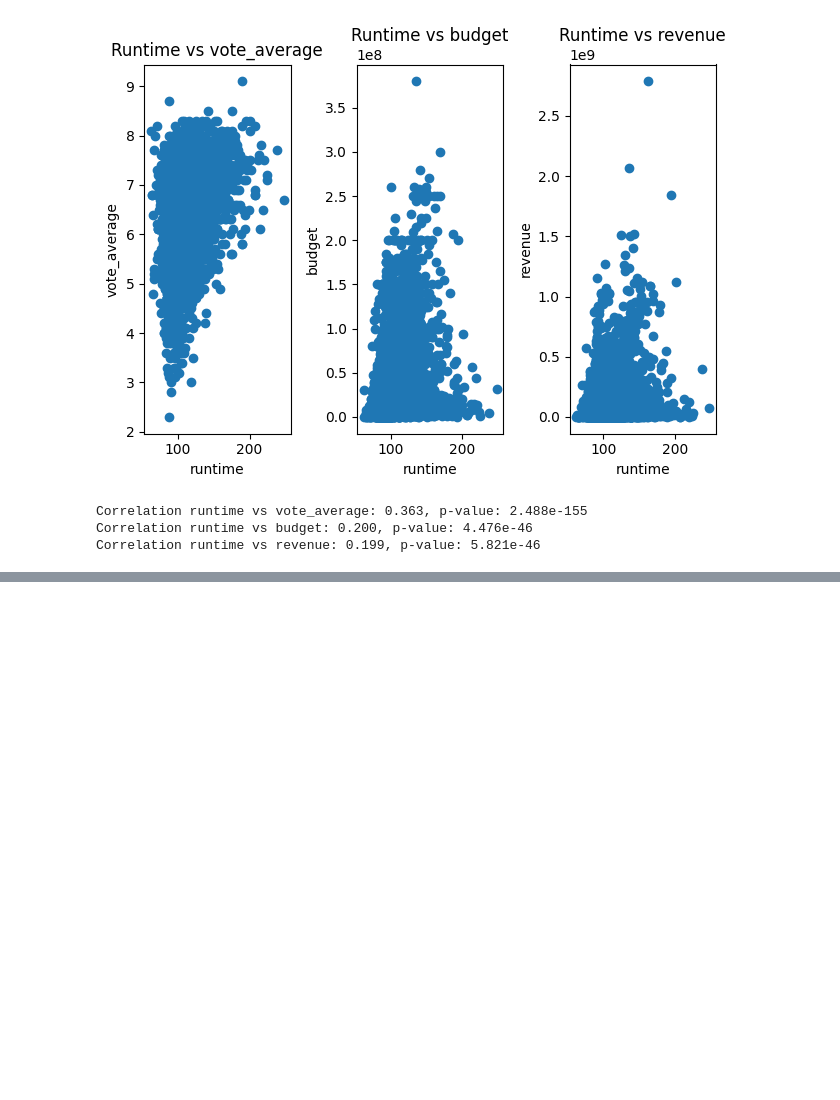
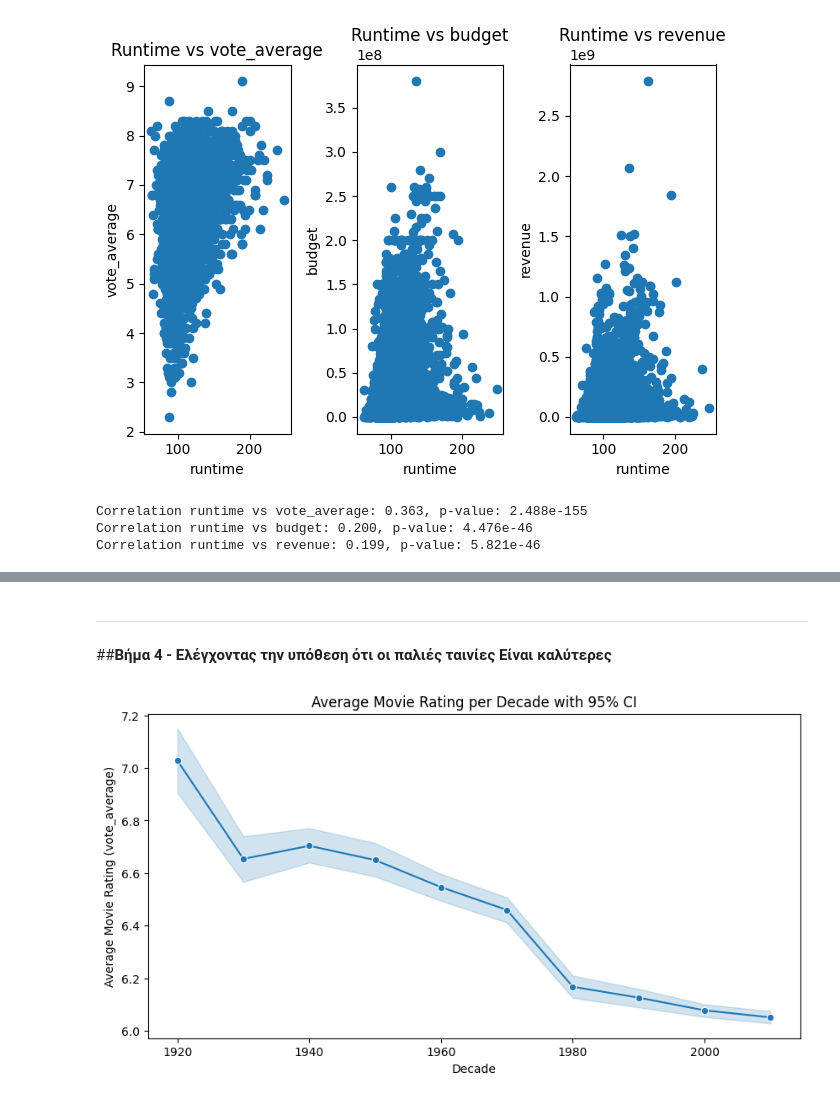
Before and after one commit to BillPapakyriakou/DataMining-Notebooks, a Jupyter notebook: assignment_1B.ipynb, the cells around one changed output, grey strips where cells are left out. Drawn from its saved outputs; the diff is of its cells as text; code cells hidden in the pictures; blank space fills up the shorter version.

```diff
--- a/assignment_1B.ipynb
+++ b/assignment_1B.ipynb
@@ -194,10 +191,13 @@ plt.show()
 # import για το Pearson Correlation Coefficient
 from scipy.stats import pearsonr
 
+# νέο dataframe για το βήμα 3
+dataframe3 = dataframe.copy()
+
 # κρατάει τις ταινίες που θέλουμε για να βρούμε τη συσχέτιση
-dataframe = dataframe[(dataframe["runtime"] > 30 ) & (dataframe["vote_count"] > 10 ) & (dataframe["budget"] > 20000) & (dataframe["revenue"]  > 20000)]
+dataframe3 = dataframe3[(dataframe3["runtime"] > 30 ) & (dataframe3["vote_count"] > 10 ) & (dataframe3["budget"] > 20000) & (dataframe3["revenue"]  > 20000)]
 
-print("Number of movies after filtering:", len(dataframe))
+print("Number of movies after filtering:", len(dataframe3))
 
 # πεδία που χρειάζονται για την συσχέτιση
 fields = ['vote_average', 'budget', 'revenue']
@@ -205,7 +205,7 @@ fields = ['vote_average', 'budget', 'revenue']
 # scatter plot για κάθε πεδίο
 for i, field in enumerate(fields):
     plt.subplot(1, 3, i+1)
-    plt.scatter(dataframe['runtime'], dataframe[field])
+    plt.scatter(dataframe3['runtime'], dataframe3[field])
     plt.xlabel("runtime")
     plt.ylabel(field)
     plt.title(f"Runtime vs {field}")
@@ -214,7 +214,7 @@ plt.tight_layout()
 plt.show()
 
 for field in fields:
-    corr, p_value = pearsonr(dataframe['runtime'], dataframe[field])
+    corr, p_value = pearsonr(dataframe3['runtime'], dataframe3[field])
     print(f"Correlation runtime vs {field}: {corr:.3f}, p-value: {p_value:.3e}")
 # %% [output]
 Number of movies after filtering: 4994
@@ -224,0 +237,42 @@ Correlation runtime vs revenue: 0.199, p-value: 5.821e-46
+# %% [markdown]
+---
+##**Βήμα 4 - Ελέγχοντας την υπόθεση ότι οι παλιές ταινίες Είναι καλύτερες**
+# %%
+import seaborn as sb
+
+# νέο dataframe για το βήμα 4
+dataframe4 = dataframe.copy()
+
+# αφήνουμε μόνο ταινίες με vote_count >= 10
+dataframe4 = dataframe4[pd.to_numeric(dataframe4['vote_count'], errors='coerce') >= 10]
+
+# από το release date κρατάμε τουε 4 πρώτους χαρακτήρες (το έτος)
+dataframe4['year'] = pd.to_numeric(dataframe4['release_date'].astype(str).str[:4], errors='coerce')
+
+# αφαιρούμε γραμμές χωρίς έτος
+dataframe4 = dataframe4.dropna(subset=['year'])
+
+# δημιουργία decade από έτος
+# πχ: 1997 // 10 = 199 * 10 = 1990 (δεκαετία)
+dataframe4['decade'] = (dataframe4['year'] // 10) * 10
+
+# κρατάμε μόνο δεκαετίες με τουλάχιστον 50 ταινίες
+decade_counts = dataframe4['decade'].value_counts()
+valid_decades = decade_counts[decade_counts >= 50].index
+dataframe4 = dataframe4[dataframe4['decade'].isin(valid_decades)]
+
+# μετατρέπουμε vote_average σε numeric
+dataframe4['vote_average'] = pd.to_numeric(dataframe4['vote_average'], errors='coerce')
+
+# αφαιρούμε γραμμές χωρίς vote_average
+dataframe4 = dataframe4.dropna(subset=['vote_average'])
+
+# lineplot με μέση ποιότητα και 95% confidence interval (CI)
+plt.figure(figsize=(10,5))
+sb.lineplot(data=dataframe4, x='decade', y='vote_average', errorbar=('ci', 95), marker='o')
+plt.xlabel("Decade")
+plt.ylabel("Average Movie Rating (vote_average)")
+plt.title("Average Movie Rating per Decade with 95% CI")
+plt.show()
+# %% [output]
+[figure, added]
```
Also changed, not shown: parts of 13 cells of this notebook.
